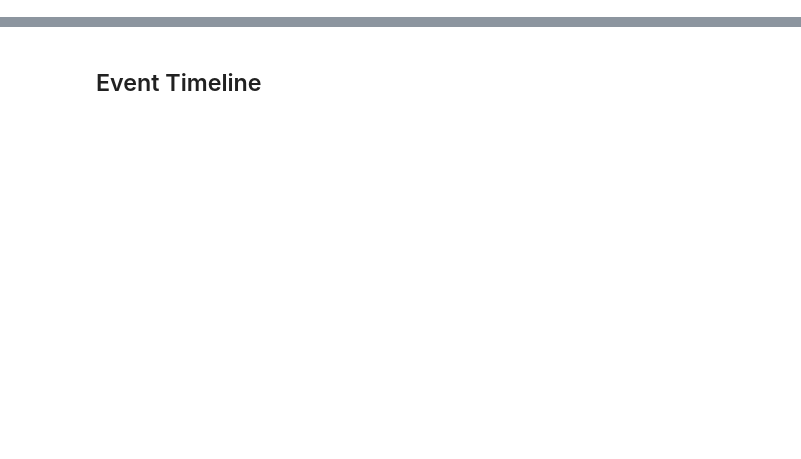
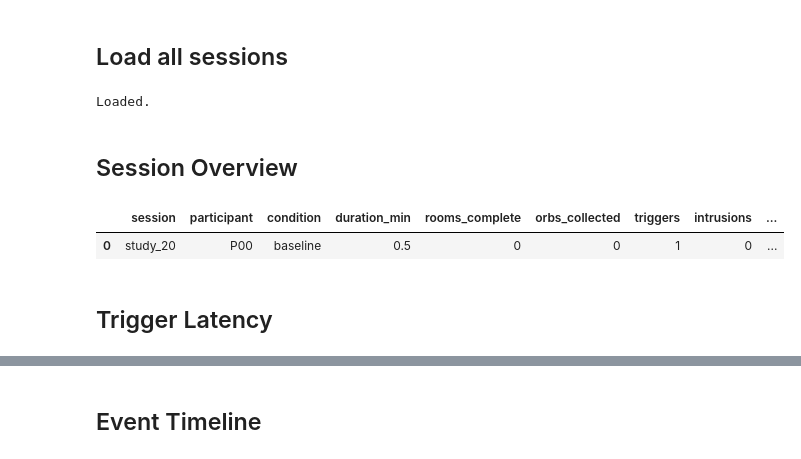
Before and after one commit to TXST-CS7389I-Spring-2026-Group-Project/DreamGuard, a Jupyter notebook: scripts/analysis.ipynb, the cells around one changed output, grey strips where cells are left out. Saved outputs shown, nothing was run; the diff lists cells and outputs as text; code cells hidden in the pictures; blank space fills up the shorter version.

```diff
--- a/scripts/analysis.ipynb
+++ b/scripts/analysis.ipynb
@@ -50,0 +59,76 @@ if result.stderr:
+# %% [markdown]
+## Load all sessions
+# %%
+def read_csv(session_dir: Path, name: str) -> pd.DataFrame:
+    p = session_dir / name
+    if not p.exists():
+        return pd.DataFrame()
+    df = pd.read_csv(p)
+    if 'timestamp_iso' in df.columns:
+        df['timestamp_iso'] = pd.to_datetime(df['timestamp_iso'])
+    return df
+
+def extract(detail: str, key: str) -> str:
+    if pd.isna(detail):
+        return ''
+    for part in str(detail).split():
+        if part.startswith(f'{key}='):
+            return part[len(key)+1:]
+    return ''
+
+def nearest_pos(pos_df: pd.DataFrame, ts: pd.Timestamp):
+    """Return the (x, z) position sample closest to timestamp ts."""
+    if pos_df.empty:
+        return None, None
+    idx = (pos_df['timestamp_iso'] - ts).abs().idxmin()
+    r = pos_df.loc[idx]
+    return r['x'], r['z']
+
+data = {}
+for sd in sessions:
+    data[sd.name] = {
+        'dir':        sd,
+        'study':      read_csv(sd, 'study.csv'),
+        'rooms':      read_csv(sd, 'rooms.csv'),
+        'collection': read_csv(sd, 'collection.csv'),
+        'position':   read_csv(sd, 'position.csv'),
+        'headset':    read_csv(sd, 'headset.csv'),
+        'r_ctrl':     read_csv(sd, 'r_controller.csv'),
+        'l_ctrl':     read_csv(sd, 'l_controller.csv'),
+    }
+
+print('Loaded.')
+# %% [output]
+Loaded.
+# %% [markdown]
+## Session Overview
+# %%
+rows = []
+for name, d in data.items():
+    s = d['study']
+    if s.empty:
+        continue
+    t0 = s[s.event_type == 'SESSION_START']['timestamp_iso']
+    t1 = s[s.event_type == 'SESSION_END']['timestamp_iso']
+    t0 = t0.iloc[0] if not t0.empty else s.timestamp_iso.min()
+    t1 = t1.iloc[0] if not t1.empty else s.timestamp_iso.max()
+    rows.append({
+        'session':         name,
+        'participant':     s['participant_id'].dropna().iloc[0],
+        'condition':       s['condition'].dropna().iloc[0],
+        'duration_min':    round((t1 - t0).total_seconds() / 60, 1),
+        'rooms_complete':  (s.event_type == 'ROOM_COMPLETE').sum(),
+        'orbs_collected':  len(d['collection']),
+        'triggers':        (s.event_type == 'TRIGGER').sum(),
+        'intrusions':      (s.event_type == 'INTRUSION_MARK').sum(),
+        'false_positives': (s.event_type == 'FALSE_POSITIVE').sum(),
+        'pos_samples':     len(d['position']),
+    })
+
+overview = pd.DataFrame(rows)
+display(overview)
+# %% [output]
+|  | session | participant | condition | duration_min | rooms_complete | orbs_collected | triggers | intrusions | ... |
+| 0 | study_20 | P00 | baseline | 0.5 | 0 | 0 | 1 | 0 | ... |
+# %% [markdown]
+## Trigger Latency
```
Also changed, not shown: parts of 27 cells of this notebook, 6 other files.
